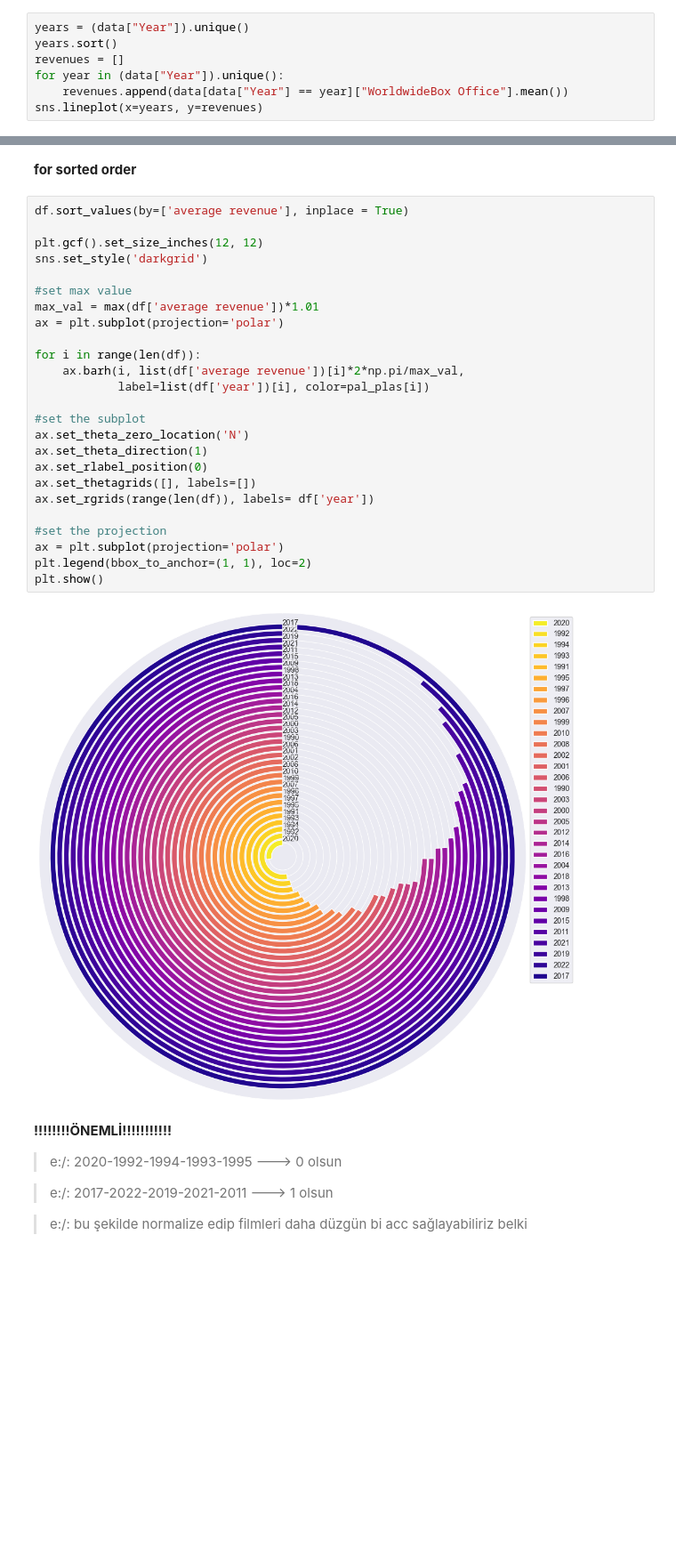
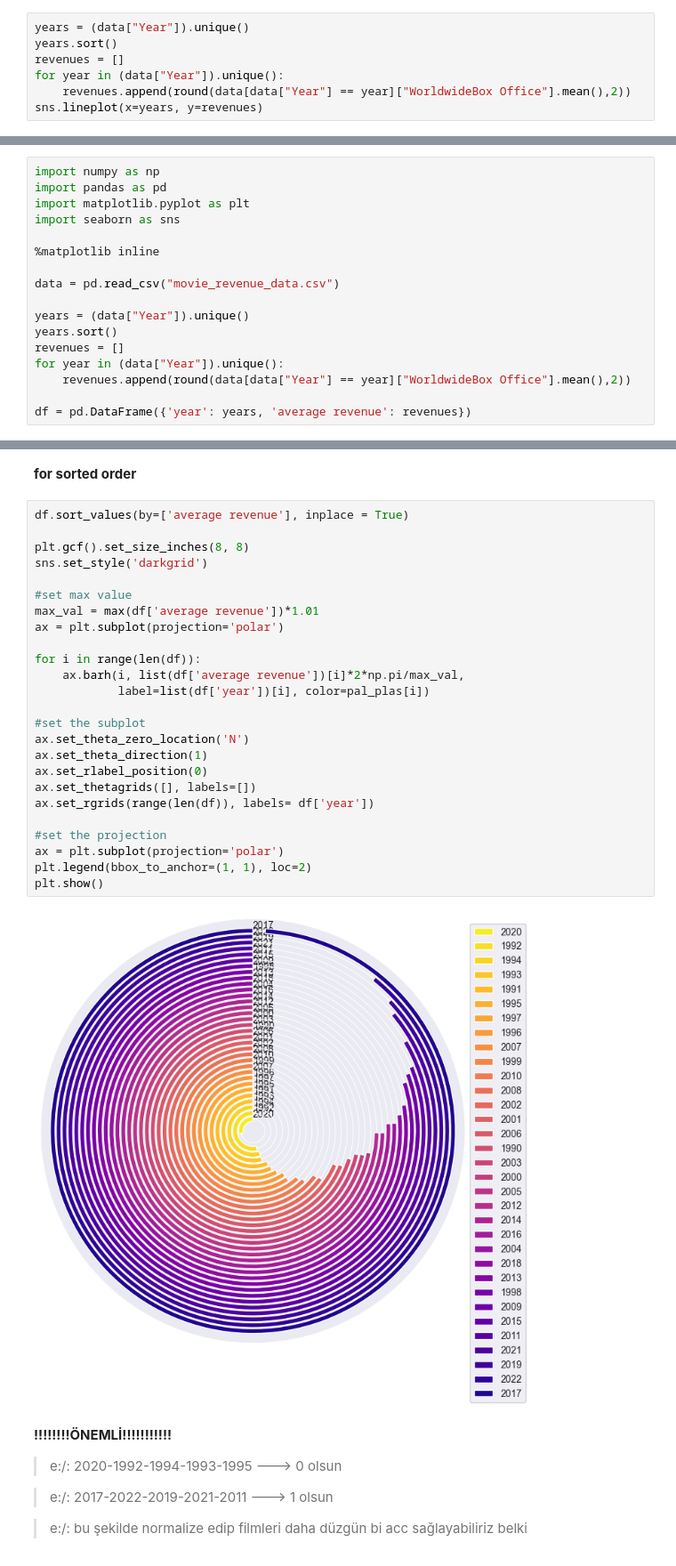
Before and after one commit to emre-bl/Movie-Revenue-Prediction, a Jupyter notebook: İMDB-m.ipynb, the cells around one changed output, grey strips where cells are left out. Shown at 89% size. Drawn from its saved outputs; the diff is of its cells as text; blank space fills up the shorter version.

```diff
--- a/İMDB-m.ipynb
+++ b/İMDB-m.ipynb
@@ -323,7 +323,7 @@ years = (data["Year"]).unique()
 years.sort()
 revenues = []
 for year in (data["Year"]).unique():
-    revenues.append(data[data["Year"] == year]["WorldwideBox Office"].mean())
+    revenues.append(round(data[data["Year"] == year]["WorldwideBox Office"].mean(),2))
 sns.lineplot(x=years, y=revenues)
 # %% [output]
 <AxesSubplot: >
@@ -331 +331,18 @@ sns.lineplot(x=years, y=revenues)
+# %%
+import numpy as np
+import pandas as pd
+import matplotlib.pyplot as plt
+import seaborn as sns
+
+%matplotlib inline
+
+data = pd.read_csv("movie_revenue_data.csv")
+
+years = (data["Year"]).unique()
+years.sort()
+revenues = []
+for year in (data["Year"]).unique():
+    revenues.append(round(data[data["Year"] == year]["WorldwideBox Office"].mean(),2))
+
+df = pd.DataFrame({'year': years, 'average revenue': revenues})
 # %%
@@ -391,30 +398,30 @@ plt.show()
 # %%
 df.sort_values(by=['average revenue'], inplace = True)
 
-plt.gcf().set_size_inches(12, 12)
+plt.gcf().set_size_inches(8, 8)
 sns.set_style('darkgrid')
 
 #set max value
 max_val = max(df['average revenue'])*1.01
 ax = plt.subplot(projection='polar')
 
 for i in range(len(df)):
     ax.barh(i, list(df['average revenue'])[i]*2*np.pi/max_val,
             label=list(df['year'])[i], color=pal_plas[i])
 
 #set the subplot
 ax.set_theta_zero_location('N')
 ax.set_theta_direction(1)
 ax.set_rlabel_position(0)
 ax.set_thetagrids([], labels=[])
 ax.set_rgrids(range(len(df)), labels= df['year'])
 
 #set the projection
 ax = plt.subplot(projection='polar')
 plt.legend(bbox_to_anchor=(1, 1), loc=2)
 plt.show()
 # %% [output]
-[figure, old version]
+[figure, new version]
 # %% [markdown]
 **!!!!!!!!ÖNEMLİ!!!!!!!!!!!**
 > e:/:
```
Also changed, not shown: parts of 11 cells of this notebook.
